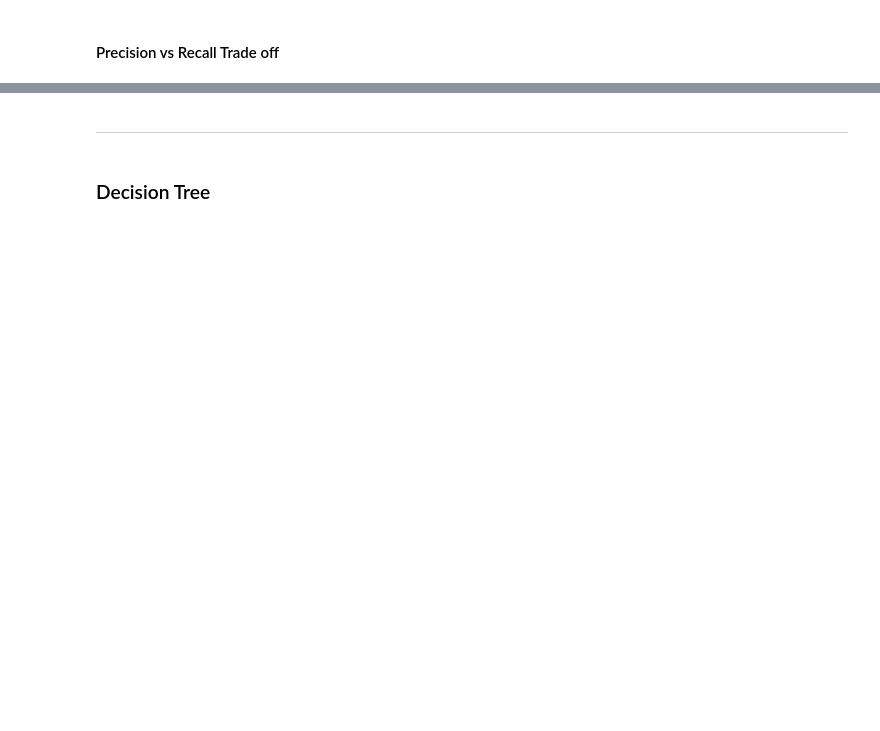
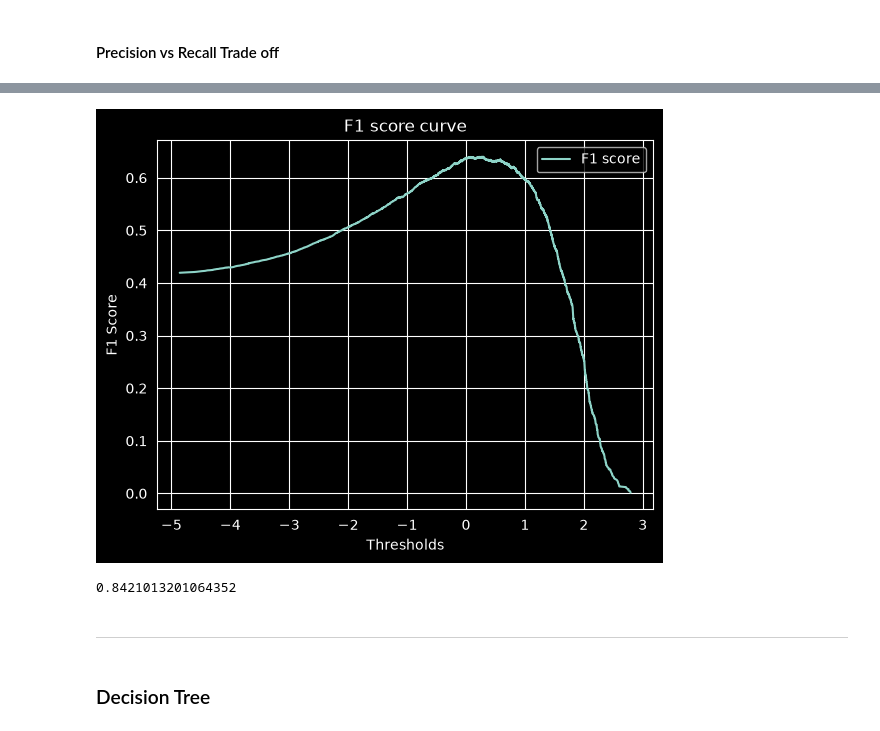
Before and after one commit to rzadrzi/customer_churn_analysis, a Jupyter notebook: customer_churn_analysis.ipynb, the cells around one changed output, grey strips where cells are left out. Cells and saved outputs as stored; diff of their text form; code cells hidden in the pictures; blank space fills up the shorter version.

```diff
--- a/customer_churn_analysis.ipynb
+++ b/customer_churn_analysis.ipynb
@@ -731,6 +762,6 @@ find `C` value for best f1_score <br>
 # %%
 # thresholds
 # %%
-# f1_score = 2/(1/recall + 1/precision)
+f1_score = 2/(1/recall + 1/precision)
 # f1_score
 # %%
@@ -746,13 +783,17 @@ find `C` value for best f1_score <br>
 # %%
-# plt.plot( thresholds, f1_score[:-1], label="F1 score")
-# plt.title('F1 score curve')
-# plt.xlabel('Thresholds')
-# plt.ylabel('F1 Score')
-# plt.legend()
-# plt.show()
+plt.plot( thresholds, f1_score[:-1], label="F1 score")
+plt.title('F1 score curve')
+plt.xlabel('Thresholds')
+plt.ylabel('F1 Score')
+plt.legend()
+plt.show()
+# %% [output]
+[figure, added]
 # %%
-# lr_roc_auc_score = roc_auc_score(y_true=y_test, y_score=lr_prob)
-# lr_roc_auc_score
+lr_roc_auc_score = roc_auc_score(y_true=y_test, y_score=lr_prob)
+lr_roc_auc_score
+# %% [output]
+0.8421013201064352
 # %% [markdown]
 -------
 # %% [markdown]
```
Also changed, not shown: parts of 13 cells of this notebook.
